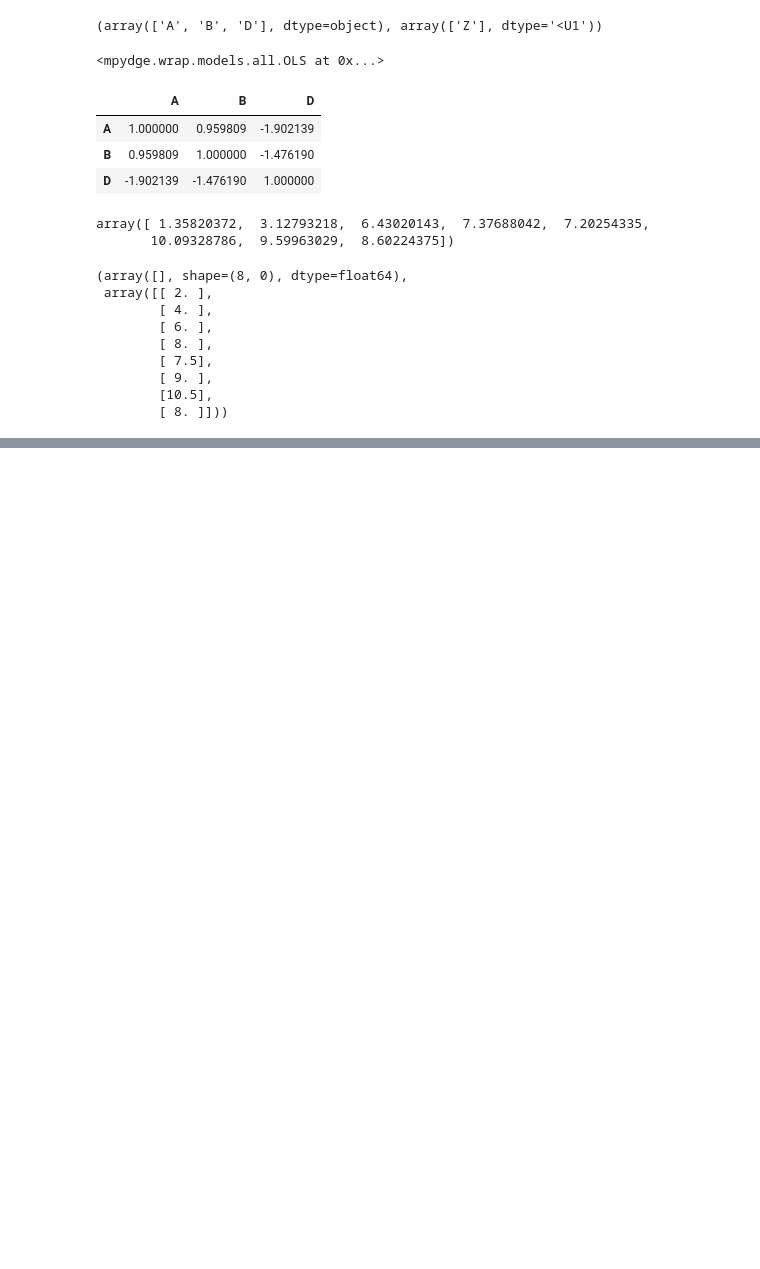
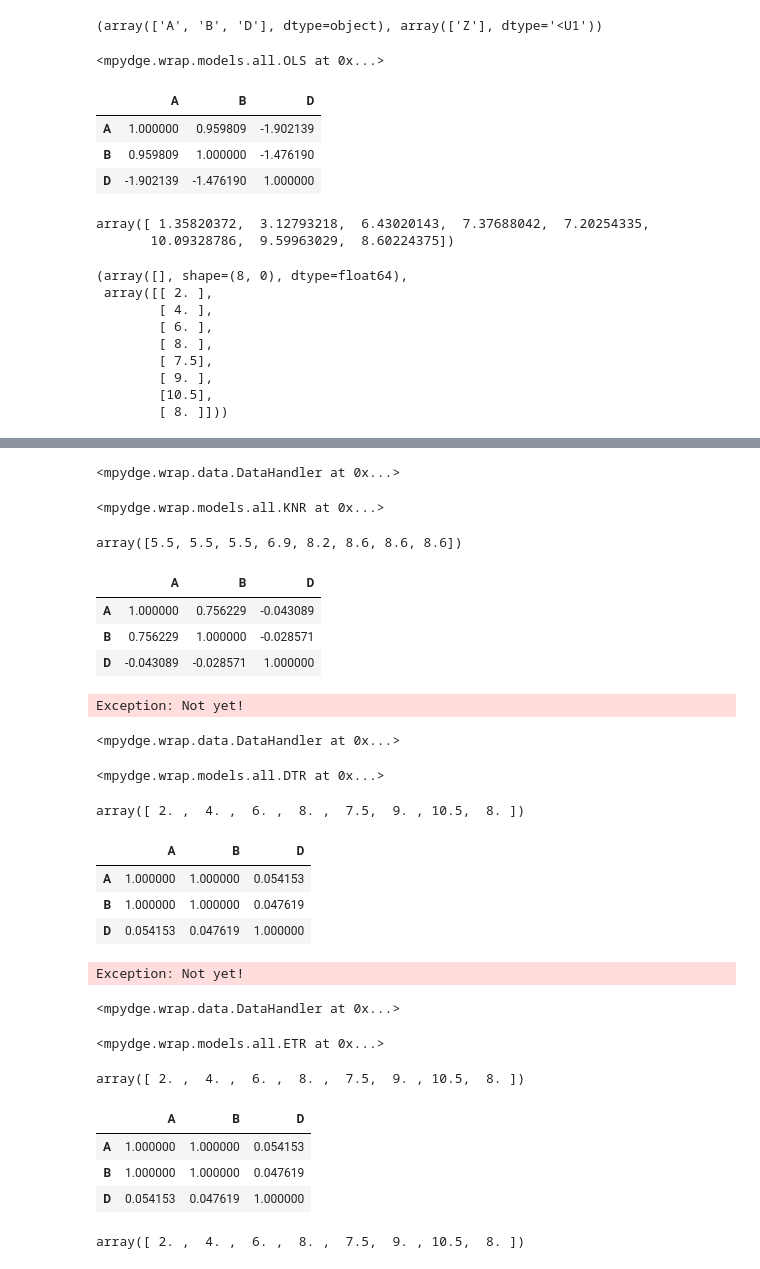
Before and after one commit to edazizovv/thethWyrm, a Jupyter notebook: test.ipynb, the cells around one changed output, grey strips where cells are left out. Cells and saved outputs as stored; diff of their text form; code cells hidden in the pictures; blank space fills up the shorter version.

Commit message:
Wrap models: tests run: I

```diff
--- a/test.ipynb
+++ b/test.ipynb
@@ -102,0 +116,5 @@ from sklearn.linear_model import LinearRegression
+# %%
+data = DataHandler(data_frame=dataframe, target=target, quantitative=quantitative, qualitative=qualitative)
+data
+# %% [output]
+<mpydge.wrap.data.DataHandler at 0x...>
@@ -103,2 +123,27 @@ from sklearn.linear_model import LinearRegression
+# %%
+model = KNR(data=data, params_space=None)
+model
+# %% [output]
+<mpydge.wrap.models.all.KNR at 0x...>
 # %%
-model = LinearRegression()
+model.fit()
+# %%
+model.predict()
+# %% [output]
+array([5.5, 5.5, 5.5, 6.9, 8.2, 8.6, 8.6, 8.6])
+# %%
+model.correlation_matrix()
+# %% [output]
+|  | A | B | D |
+| A | 1.000000 | 0.756229 | -0.043089 |
+| B | 0.756229 | 1.000000 | -0.028571 |
+| D | -0.043089 | -0.028571 | 1.000000 |
+# %%
+model.melt_coeff()
+# %% [output]
+Exception: Not yet!
+# %%
+data = DataHandler(data_frame=dataframe, target=target, quantitative=quantitative, qualitative=qualitative)
+data
+# %% [output]
+<mpydge.wrap.data.DataHandler at 0x...>
@@ -105 +152,6 @@ model = LinearRegression()
+# %%
+model = DTR(data=data, params_space=None)
+model
+# %% [output]
+<mpydge.wrap.models.all.DTR at 0x...>
 # %%
@@ -107,2 +159,20 @@ model.fit(X, Y.ravel())
 # %%
-model.predict(X)
+model.predict()
+# %% [output]
+array([ 2. ,  4. ,  6. ,  8. ,  7.5,  9. , 10.5,  8. ])
+# %%
+model.correlation_matrix()
+# %% [output]
+|  | A | B | D |
+| A | 1.000000 | 1.000000 | 0.054153 |
+| B | 1.000000 | 1.000000 | 0.047619 |
+| D | 0.054153 | 0.047619 | 1.000000 |
+# %%
+model.melt_coeff()
+# %% [output]
+Exception: Not yet!
+# %%
+data = DataHandler(data_frame=dataframe, target=target, quantitative=quantitative, qualitative=qualitative)
+data
+# %% [output]
+<mpydge.wrap.data.DataHandler at 0x...>
@@ -108,0 +181,5 @@ model.predict(X)
+# %%
+model = ETR(data=data, params_space=None)
+model
+# %% [output]
+<mpydge.wrap.models.all.ETR at 0x...>
@@ -108,0 +188,11 @@ model.predict(X)
+# %%
+model.predict()
+# %% [output]
+array([ 2. ,  4. ,  6. ,  8. ,  7.5,  9. , 10.5,  8. ])
+# %%
+model.correlation_matrix()
+# %% [output]
+|  | A | B | D |
+| A | 1.000000 | 1.000000 | 0.054153 |
+| B | 1.000000 | 1.000000 | 0.047619 |
+| D | 0.054153 | 0.047619 | 1.000000 |
@@ -108,0 +201,4 @@ model.predict(X)
+# %%
+model.predict()
+# %% [output]
+array([ 2. ,  4. ,  6. ,  8. ,  7.5,  9. , 10.5,  8. ])
```
Also changed, not shown: parts of 40 cells of this notebook.
